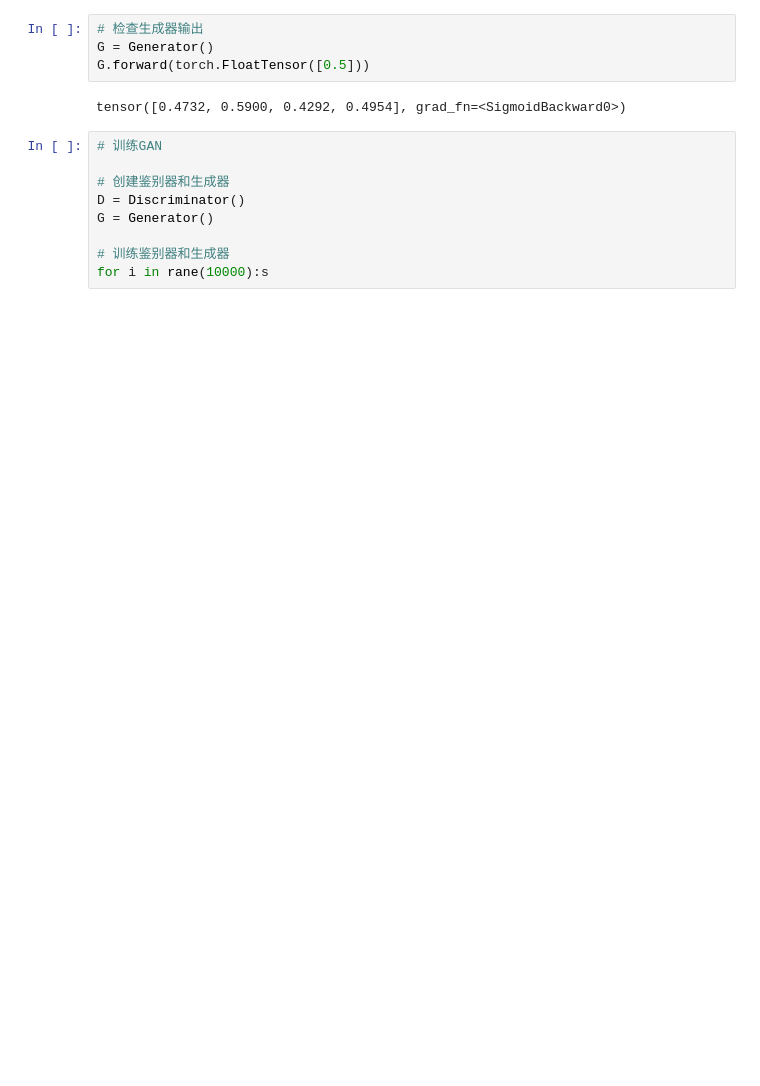
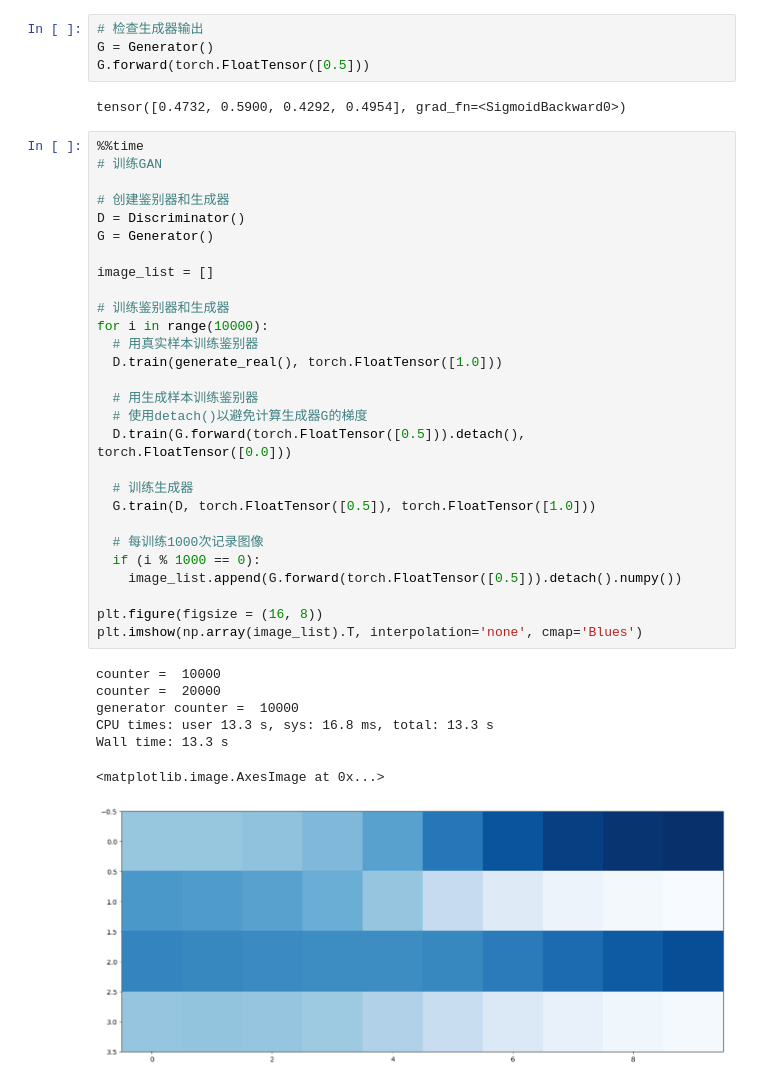
Before and after one commit to JumperWacky/cycleGAN, a Jupyter notebook: simple_gan.ipynb, the cells around one changed output. Drawn from its saved outputs; the diff is of its cells as text; blank space fills up the shorter version.

```diff
--- a/simple_gan.ipynb
+++ b/simple_gan.ipynb
@@ -154,12 +165,39 @@ G = Generator()
 G.forward(torch.FloatTensor([0.5]))
 # %% [output]
 tensor([0.4732, 0.5900, 0.4292, 0.4954], grad_fn=<SigmoidBackward0>)
-# %%
-# 训练GAN
-
-# 创建鉴别器和生成器
-D = Discriminator()
-G = Generator()
-
-# 训练鉴别器和生成器
-for i in rane(10000):s
+# %%
+%%time
+# 训练GAN
+
+# 创建鉴别器和生成器
+D = Discriminator()
+G = Generator()
+
+image_list = []
+
+# 训练鉴别器和生成器
+for i in range(10000):
+  # 用真实样本训练鉴别器
+  D.train(generate_real(), torch.FloatTensor([1.0]))
+
+  # 用生成样本训练鉴别器
+  # 使用detach()以避免计算生成器G的梯度
+  D.train(G.forward(torch.FloatTensor([0.5])).detach(), torch.FloatTensor([0.0]))
+
+  # 训练生成器
+  G.train(D, torch.FloatTensor([0.5]), torch.FloatTensor([1.0]))
+
+  # 每训练1000次记录图像
+  if (i % 1000 == 0):
+    image_list.append(G.forward(torch.FloatTensor([0.5])).detach().numpy())
+
+plt.figure(figsize = (16, 8))
+plt.imshow(np.array(image_list).T, interpolation='none', cmap='Blues')
+# %% [output]
+counter =  10000
+counter =  20000
+generator counter =  10000
+CPU times: user 13.3 s, sys: 16.8 ms, total: 13.3 s
+Wall time: 13.3 s
+<matplotlib.image.AxesImage at 0x...>
+[figure, added]
```
Also changed, not shown: parts of 7 cells of this notebook.
